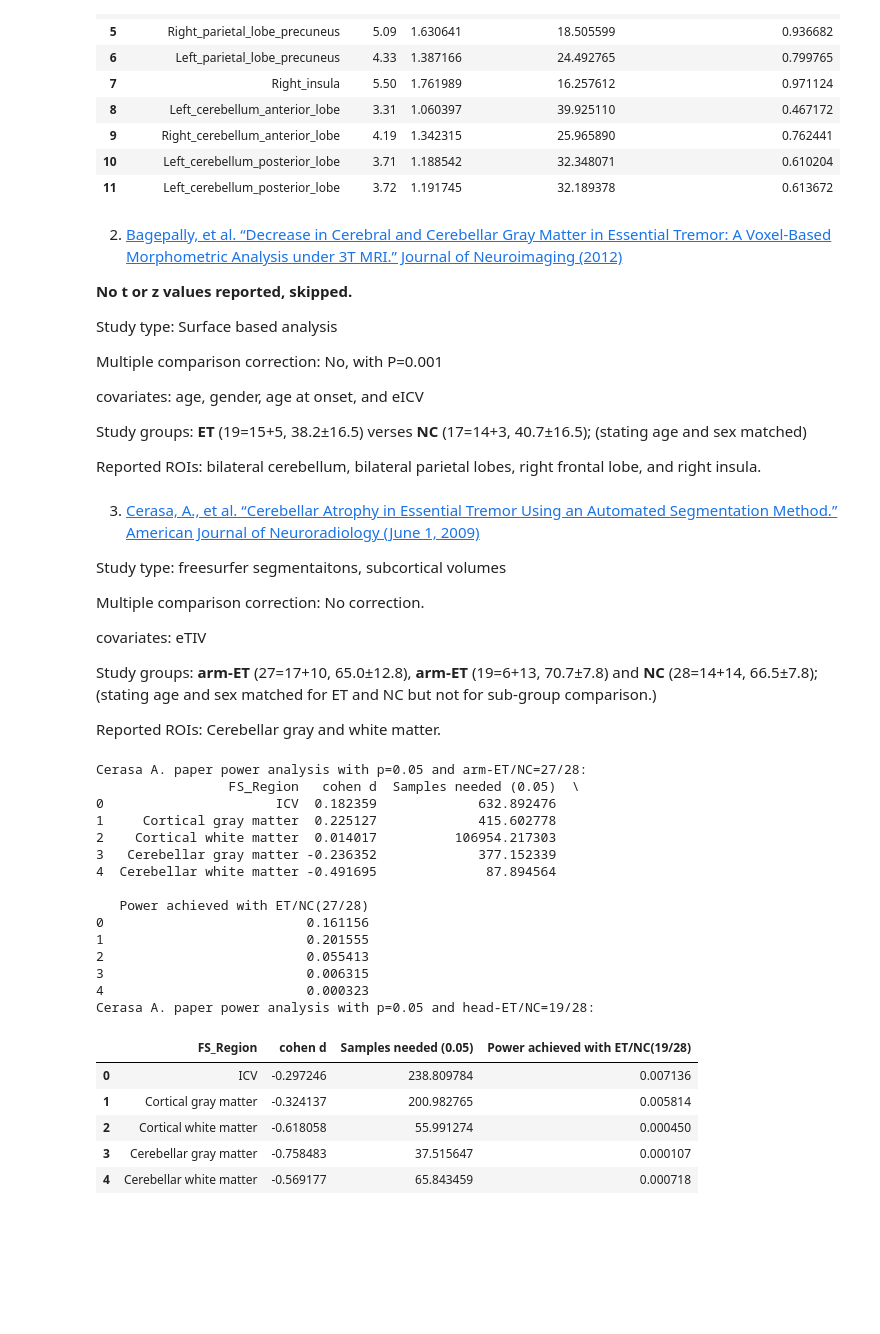
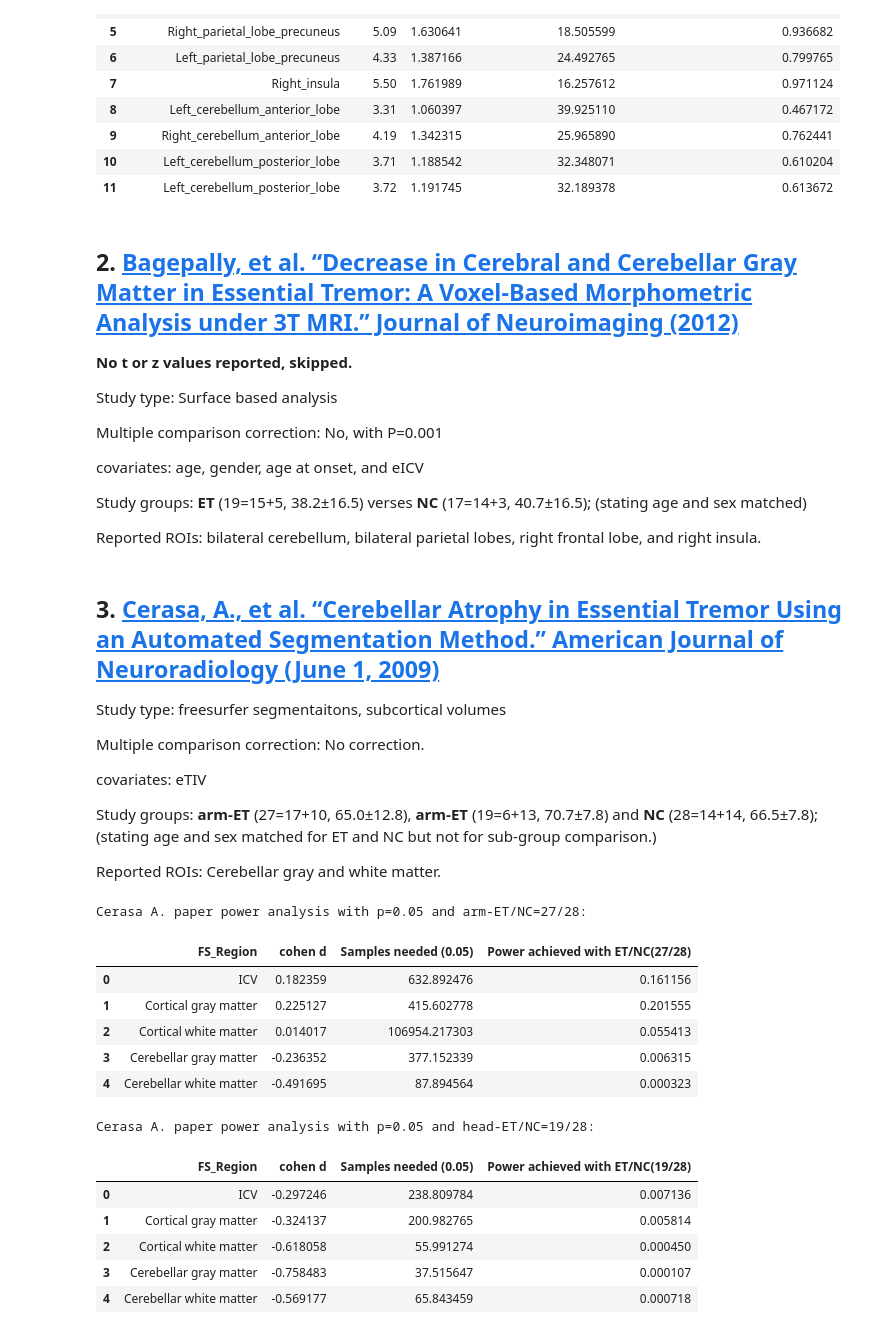
Before and after one commit to Vincent-wq/Replicability-of-PD-ICA, a Jupyter notebook: codes/devel/cerebellum_confounder/0_power_analysis.ipynb, the cells around one changed output. Saved outputs shown, nothing was run; the diff lists cells and outputs as text; code cells hidden in the pictures; blank space fills up the shorter version.

Commit message:
2 papers updated.

```diff
--- a/codes/devel/cerebellum_confounder/0_power_analysis.ipynb
+++ b/codes/devel/cerebellum_confounder/0_power_analysis.ipynb
@@ -64,11 +60,11 @@ plt.tight_layout()
 # %% [markdown]
 # Literature power analysis
 # %%
-# replication for other papres
+# basic functions
 from math import sqrt
 from statsmodels.stats import power
 import pandas as pd
-def cohend_sts(n1,m1,s1,n2,m2,s2):
+def cohend_from_sts(n1,m1,s1,n2,m2,s2):
     # Cohen's d for independent samples with different sample sizes
     import numpy as np
     from math import sqrt
@@ -83,7 +79,9 @@ def cohend_from_z(z,n):
 def cohend_from_z2(z, n1, n2):
     d_coh_val =  z*sqrt(1/n1+1/n2);
     return d_coh_val
-def power_cal():
-
-    return
+def cohend_from_p(p,n1,n2):
+    from scipy.stats import norm
+    z=norm.ppf(1-p)
+    d_coh_val = cohend_from_z2(z, n1, n2);
+    return d_coh_val
 # %% [markdown]
@@ -129,7 +127,7 @@ Benito-León paper power analysis with p=0.001 and ET/NC=19/20:
 | 10 | Left_cerebellum_posterior_lobe | 3.71 | 1.188542 | 32.348071 | 0.610204 |
 | 11 | Left_cerebellum_posterior_lobe | 3.72 | 1.191745 | 32.189378 | 0.613672 |
 # %% [markdown]
-2. [Bagepally, et al. “Decrease in Cerebral and Cerebellar Gray Matter in Essential Tremor: A Voxel-Based Morphometric Analysis under 3T MRI.”  Journal of Neuroimaging (2012)](https://onlinelibrary.wiley.com/doi/full/10.1111/j.1552-6569.2011.00598.x?casa_token=FOs-GPZVoYAAAAAA%3AvQjMw6X0zV0MAnziTsMzUijUvWvH1MwFDb1wMjB_DLsECHUX1G5eJLcSPtmmurrKbxMNQoiGPEXILHY)
+## 2. [Bagepally, et al. “Decrease in Cerebral and Cerebellar Gray Matter in Essential Tremor: A Voxel-Based Morphometric Analysis under 3T MRI.”  Journal of Neuroimaging (2012)](https://onlinelibrary.wiley.com/doi/full/10.1111/j.1552-6569.2011.00598.x?casa_token=FOs-GPZVoYAAAAAA%3AvQjMw6X0zV0MAnziTsMzUijUvWvH1MwFDb1wMjB_DLsECHUX1G5eJLcSPtmmurrKbxMNQoiGPEXILHY)
 
 **No t or z values reported, skipped.**
 
@@ -143,7 +141,7 @@ Study groups: **ET** (19=15+5, 38.2±16.5) verses **NC** (17=14+3, 40.7±16.5);
 
 Reported ROIs: bilateral cerebellum, bilateral parietal lobes, right frontal lobe, and right insula.
 # %% [markdown]
-3. [Cerasa, A., et al. “Cerebellar Atrophy in Essential Tremor Using an Automated Segmentation Method.” American Journal of Neuroradiology (June 1, 2009)](http://www.ajnr.org/content/30/6/1240)
+## 3. [Cerasa, A., et al. “Cerebellar Atrophy in Essential Tremor Using an Automated Segmentation Method.” American Journal of Neuroradiology (June 1, 2009)](http://www.ajnr.org/content/30/6/1240)
 
 Study type: freesurfer segmentaitons, subcortical volumes
 
@@ -161,55 +159,49 @@ p3_roi=['ICV', 'Cortical gray matter', 'Cortical white matter', 'Cerebellar gray
         'Cerebellar white matter']
 p3_m_arm_et  = [1434.7, 413.5, 385.3, 89.6, 23.9];
 p3_s_arm_et  = [127.5, 49.5, 57.1, 11.1, 3];
 p3_m_head_et = [1375.8, 393.8, 358.9, 86, 23.5];
 p3_s_head_et = [119.7, 30.5, 41.1, 7.1, 3.3];
 p3_m_nc = [1411.9, 404.1, 384.6, 91.9, 25.7];
 p3_s_nc = [122.6, 32.6, 41.9, 8.2, 4.2];
 
 p3_g_arm_cohend=[]; p3_g_head_cohend=[]
 for i in range(len(p3_roi)):
     p3_g_arm_cohend.append(cohend_sts(p3_n_arm_et,p3_m_arm_et[i],p3_s_arm_et[i],
                                       p3_n_nc,p3_m_nc[i],p3_s_nc[i]));
     p3_g_head_cohend.append(cohend_sts(p3_n_head_et,p3_m_head_et[i],p3_s_head_et[i],
                                       p3_n_nc,p3_m_nc[i],p3_s_nc[i]));
 
 p3_g_arm_samples_needed = [power.tt_ind_solve_power(effect_size=x, alpha=p, power=0.9) for x in p3_g_arm_cohend];
 p3_g_arm_power_achieved = [power.tt_ind_solve_power(effect_size=x, nobs1=p3_n_arm_et, alpha=p, ratio=p3_n_arm_et/p3_n_nc, alternative='larger') for x in p3_g_arm_cohend];
 
 p3_g_head_samples_needed = [power.tt_ind_solve_power(effect_size=x, alpha=p, power=0.9) for x in p3_g_head_cohend];
 p3_g_head_power_achieved = [power.tt_ind_solve_power(effect_size=x, nobs1=p3_n_head_et, alpha=p, ratio=p3_n_head_et/p3_n_nc, alternative='larger') for x in p3_g_head_cohend];
 
 p3_g_arm_res={"FS_Region":p3_roi,"cohen d":p3_g_arm_cohend,"Samples needed ("+str(p)+")":p3_g_arm_samples_needed,
               "Power achieved with ET/NC("+str(p3_n_arm_et)+"/"+str(p3_n_nc)+")":p3_g_arm_power_achieved}
 p3_g_arm_df=pd.DataFrame(p3_g_arm_res)
-print("Cerasa A. paper power analysis with p=0.05 and arm-ET/NC=27/28:")
-print(p3_g_arm_df)
+print("Cerasa A. paper power analysis with p=0.05 and arm-ET/NC=27/28:\n")
+display(p3_g_arm_df)
+print('\n')
 
 p3_g_head_res={"FS_Region":p3_roi,"cohen d":p3_g_head_cohend,"Samples needed ("+str(p)+")":p3_g_head_samples_needed,
               "Power achieved with ET/NC("+str(p3_n_head_et)+"/"+str(p3_n_nc)+")":p3_g_head_power_achieved}
 p3_g_head_df=pd.DataFrame(p3_g_head_res)
-print("Cerasa A. paper power analysis with p=0.05 and head-ET/NC=19/28:")
-p3_g_head_df
+print("Cerasa A. paper power analysis with p=0.05 and head-ET/NC=19/28:\n")
+display(p3_g_head_df)
 # %% [output]
 Cerasa A. paper power analysis with p=0.05 and arm-ET/NC=27/28:
-                 FS_Region   cohen d  Samples needed (0.05)  \
-0                      ICV  0.182359             632.892476
-1     Cortical gray matter  0.225127             415.602778
-2    Cortical white matter  0.014017          106954.217303
-3   Cerebellar gray matter -0.236352             377.152339
-4  Cerebellar white matter -0.491695              87.894564
-
-   Power achieved with ET/NC(27/28)
-0                          0.161156
-1                          0.201555
-2                          0.055413
-3                          0.006315
-4                          0.000323
-Cerasa A. paper power analysis with p=0.05 and head-ET/NC=19/28:
-|  | FS_Region | cohen d | Samples needed (0.05) | Power achieved with ET/NC(19/28) |
-| 0 | ICV | -0.297246 | 238.809784 | 0.007136 |
-| 1 | Cortical gray matter | -0.324137 | 200.982765 | 0.005814 |
-| 2 | Cortical white matter | -0.618058 | 55.991274 | 0.000450 |
-| 3 | Cerebellar gray matter | -0.758483 | 37.515647 | 0.000107 |
-| 4 | Cerebellar white matter | -0.569177 | 65.843459 | 0.000718 |
+|  | FS_Region | cohen d | Samples needed (0.05) | Power achieved with ET/NC(27/28) |
+| 0 | ICV | 0.182359 | 632.892476 | 0.161156 |
+| 1 | Cortical gray matter | 0.225127 | 415.602778 | 0.201555 |
+| 2 | Cortical white matter | 0.014017 | 106954.217303 | 0.055413 |
+| 3 | Cerebellar gray matter | -0.236352 | 377.152339 | 0.006315 |
+| 4 | Cerebellar white matter | -0.491695 | 87.894564 | 0.000323 |
+Cerasa A. paper power analysis with p=0.05 and head-ET/NC=19/28:
+|  | FS_Region | cohen d | Samples needed (0.05) | Power achieved with ET/NC(19/28) |
+| 0 | ICV | -0.297246 | 238.809784 | 0.007136 |
+| 1 | Cortical gray matter | -0.324137 | 200.982765 | 0.005814 |
+| 2 | Cortical white matter | -0.618058 | 55.991274 | 0.000450 |
+| 3 | Cerebellar gray matter | -0.758483 | 37.515647 | 0.000107 |
+| 4 | Cerebellar white matter | -0.569177 | 65.843459 | 0.000718 |
 # %% [markdown]
```
Also changed, not shown: parts of 13 cells of this notebook.
